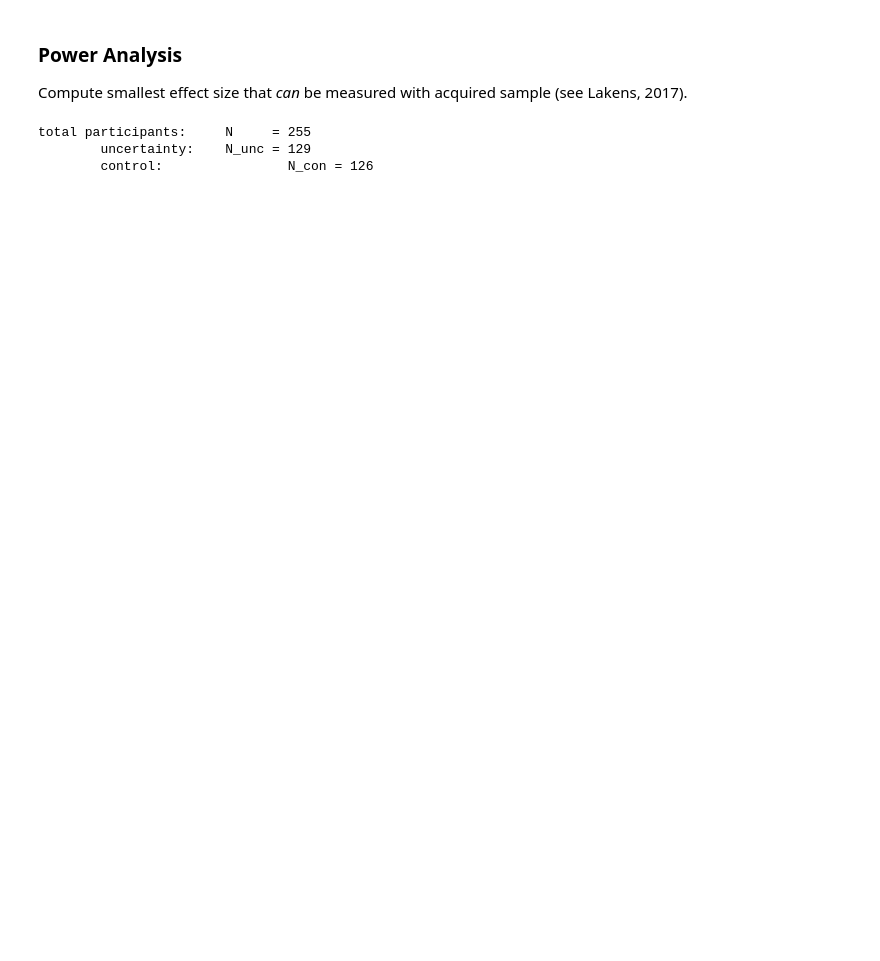
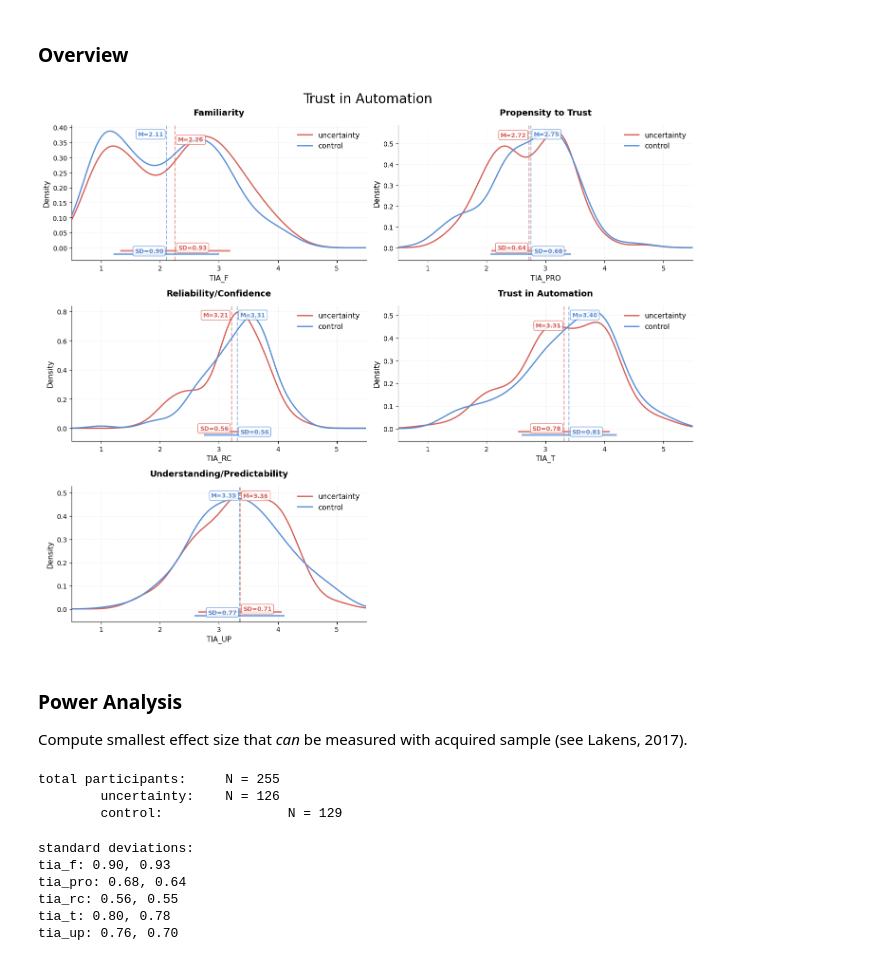
Before and after one commit to TimWiesner99/thesis-analysis, a Jupyter notebook: analysis/main_effects.ipynb, the cells around one changed output. Cells and saved outputs as stored; diff of their text form; code cells hidden in the pictures; blank space fills up the shorter version.

Commit message:
computed minimally detectable effect sizes for main effects

```diff
--- a/analysis/main_effects.ipynb
+++ b/analysis/main_effects.ipynb
@@ -6,16 +32,35 @@ plots_path = '../plots/main_effect'
+# %% [markdown]
+### Overview
+# %%
+fig, axes = create_figure_grid(len(tia_scales), ncols=2, figsize=(14, 12))
+
+for idx, scale in enumerate(tia_scales):
+    plot_likert_distribution(data, scale, title=scale_titles.get(scale)[6:],
+                             group_by='stimulus_group', ax=axes[idx],
+                             show_stats=True,
+                             show_correlation=False,
+                             show_bars=False, show_kde=True)
+
+fig.suptitle("Trust in Automation", fontsize=20)
+
+plt.tight_layout()
+plt.savefig(f'{plots_path}/main_effect_overview.png', transparent=True)
+plt.show()
+# %% [output]
+[figure, added]
 # %% [markdown]
 ### Power Analysis
 Compute smallest effect size that *can* be measured with acquired sample (see Lakens, 2017).
 # %%
 # sample size
-N = len(data)
-N_con = len(data[data['stimulus_group'] == 0])
-N_unc = len(data[data['stimulus_group'] == 1])
+N = [0, 0]
+N[0] = len(data[data['stimulus_group'] == 0])
+N[1] = len(data[data['stimulus_group'] == 1])
 
-print(f'total participants:\tN     = {N}\n'
-      f'\tuncertainty:\tN_unc = {N_unc}\n'
-      f'\tcontrol:\t\tN_con = {N_con}\n')
+print(f'total participants:\tN = {len(data)}\n'
+      f'\tuncertainty:\tN = {N[0]}\n'
+      f'\tcontrol:\t\tN = {N[1]}\n')
 # %% [output]
-total participants:     N     = 255
-        uncertainty:    N_unc = 129
-        control:                N_con = 126
+total participants:     N = 255
+        uncertainty:    N = 126
+        control:                N = 129
@@ -23,0 +67,17 @@ total participants:     N     = 255
+# %%
+# mean and standard deviation per scale
+stds = {}
+
+for scale in tia_scales:
+    stds[scale] = [0, 0]
+    stds[scale][0] = np.std(data[scale][data['stimulus_group'] == 0])
+    stds[scale][1] = np.std(data[scale][data['stimulus_group'] == 1])
+
+print(f'standard deviations:\n{format_dict(stds)}')
+# %% [output]
+standard deviations:
+tia_f: 0.90, 0.93
+tia_pro: 0.68, 0.64
+tia_rc: 0.56, 0.55
+tia_t: 0.80, 0.78
+tia_up: 0.76, 0.70
```
Also changed, not shown: parts of 4 cells of this notebook, 3 other files.
